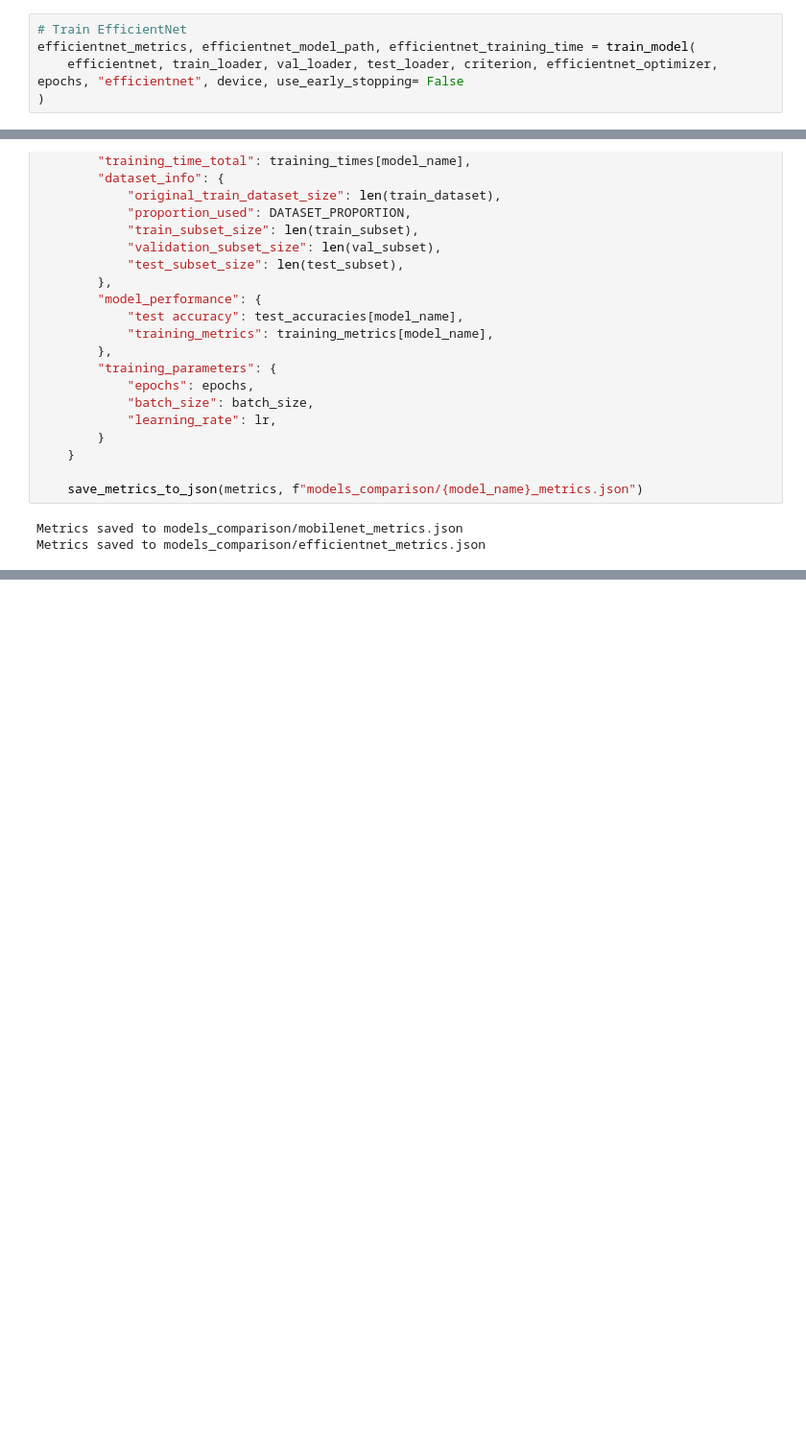
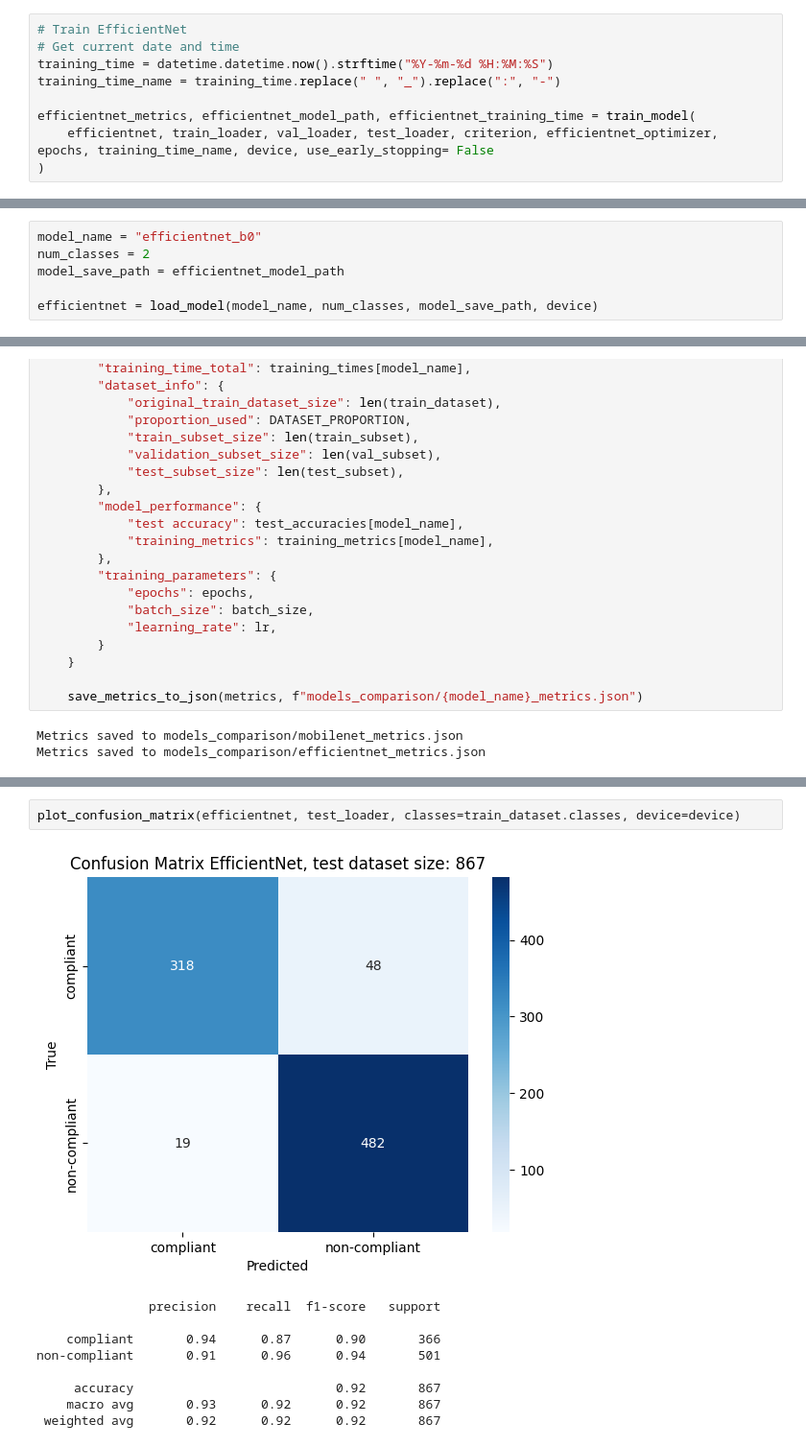
Before and after one commit to WacimN/SF-mask-detection, a Jupyter notebook: wacim/sf_mask_detection.ipynb, the cells around one changed output, grey strips where cells are left out. Shown at 96% size. Drawn from its saved outputs; the diff is of its cells as text; blank space fills up the shorter version.

```diff
--- a/wacim/sf_mask_detection.ipynb
+++ b/wacim/sf_mask_detection.ipynb
@@ -559,7 +704,11 @@ Model weights saved to training/MobileNetV2_mobilenetv2.pth
 # %%
 # Train EfficientNet
+# Get current date and time
+training_time = datetime.datetime.now().strftime("%Y-%m-%d %H:%M:%S")
+training_time_name = training_time.replace(" ", "_").replace(":", "-")
+
 efficientnet_metrics, efficientnet_model_path, efficientnet_training_time = train_model(
-    efficientnet, train_loader, val_loader, test_loader, criterion, efficientnet_optimizer, epochs, "efficientnet", device, use_early_stopping= False
+    efficientnet, train_loader, val_loader, test_loader, criterion, efficientnet_optimizer, epochs, training_time_name, device, use_early_stopping= False
 )
 # %% [output]
 size of train_loader : 93, size of val_loader : 24
@@ -581,0 +751,6 @@ Model weights saved to training/EfficientNet_efficientnet.pth
+# %%
+model_name = "efficientnet_b0"
+num_classes = 2
+model_save_path = efficientnet_model_path
+
+efficientnet = load_model(model_name, num_classes, model_save_path, device)
@@ -675,0 +1078,12 @@ compare_inference_times(mobilenet_inference_time, efficientnet_inference_time, "
+# %%
+plot_confusion_matrix(efficientnet, test_loader, classes=train_dataset.classes, device=device)
+# %% [output]
+[figure, added]
+               precision    recall  f1-score   support
+
+    compliant       0.94      0.87      0.90       366
+non-compliant       0.91      0.96      0.94       501
+
+     accuracy                           0.92       867
+    macro avg       0.93      0.92      0.92       867
+ weighted avg       0.92      0.92      0.92       867
```
Also changed, not shown: parts of 26 cells of this notebook, 24 other files.
